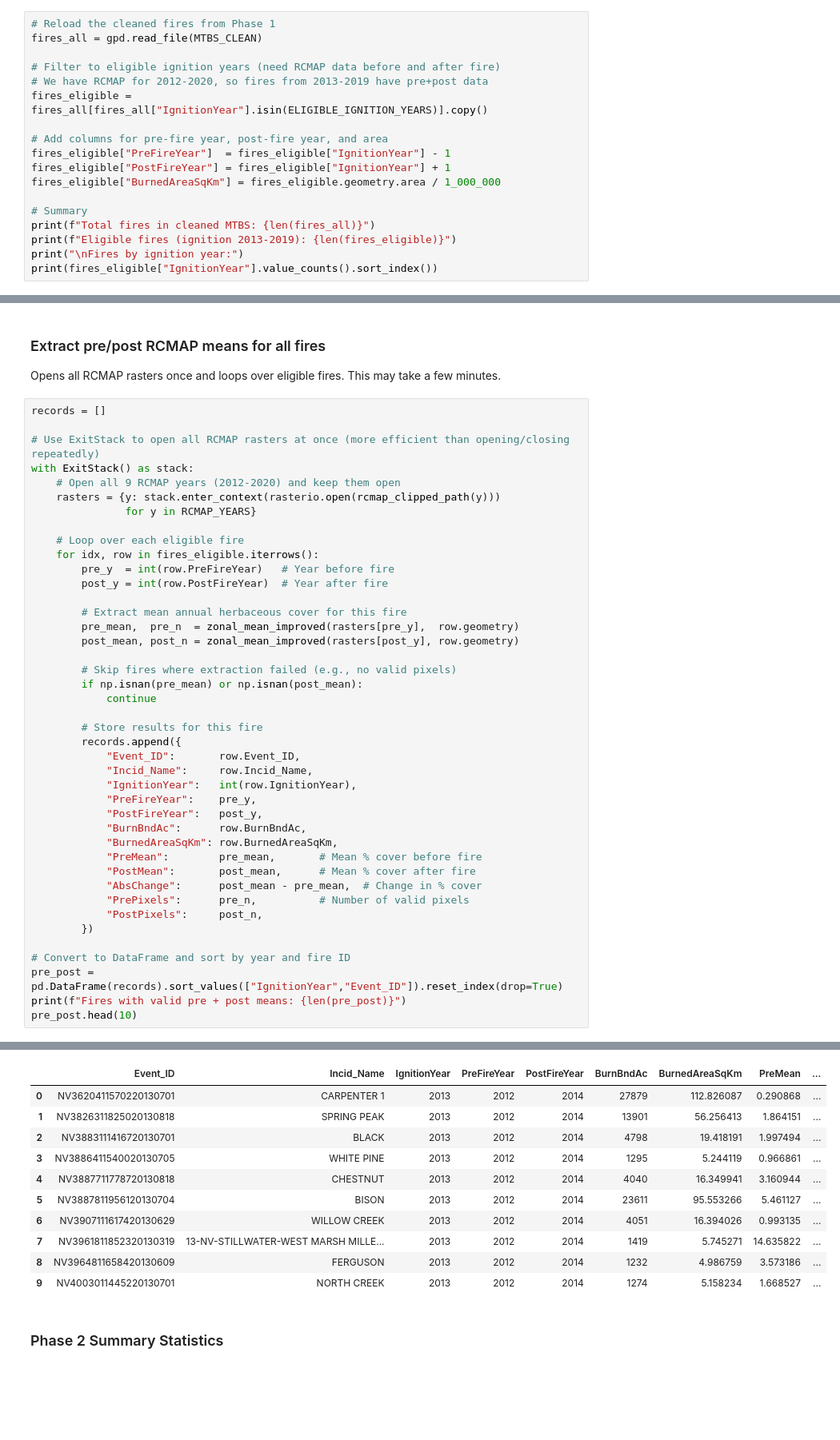
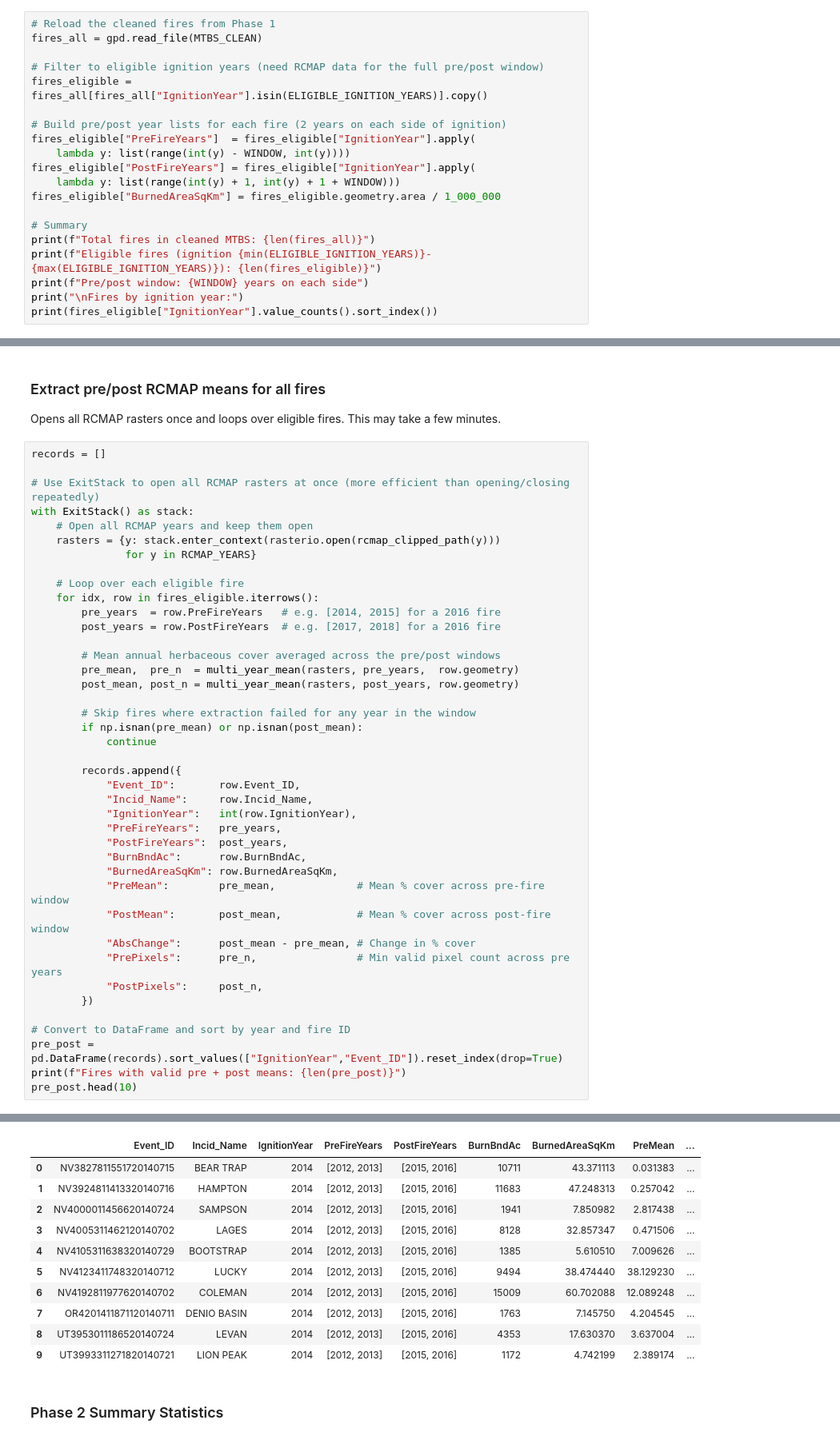
Before and after one commit to RichardOwusu-Ansah/great-basin-fire-Biogeography---Spring26-, a Jupyter notebook: great_basin_work.ipynb, the cells around one changed output, grey strips where cells are left out. Shown at 80% size. Drawn from its saved outputs; the diff is of its cells as text; blank space fills up the shorter version.

```diff
--- a/great_basin_work.ipynb
+++ b/great_basin_work.ipynb
@@ -254,18 +310,20 @@ def zonal_mean_improved(src, geom):
 # Reload the cleaned fires from Phase 1
 fires_all = gpd.read_file(MTBS_CLEAN)
 
-# Filter to eligible ignition years (need RCMAP data before and after fire)
-# We have RCMAP for 2012-2020, so fires from 2013-2019 have pre+post data
+# Filter to eligible ignition years (need RCMAP data for the full pre/post window)
 fires_eligible = fires_all[fires_all["IgnitionYear"].isin(ELIGIBLE_IGNITION_YEARS)].copy()
 
-# Add columns for pre-fire year, post-fire year, and area
-fires_eligible["PreFireYear"]  = fires_eligible["IgnitionYear"] - 1
-fires_eligible["PostFireYear"] = fires_eligible["IgnitionYear"] + 1
+# Build pre/post year lists for each fire (2 years on each side of ignition)
+fires_eligible["PreFireYears"]  = fires_eligible["IgnitionYear"].apply(
+    lambda y: list(range(int(y) - WINDOW, int(y))))
+fires_eligible["PostFireYears"] = fires_eligible["IgnitionYear"].apply(
+    lambda y: list(range(int(y) + 1, int(y) + 1 + WINDOW)))
 fires_eligible["BurnedAreaSqKm"] = fires_eligible.geometry.area / 1_000_000
 
 # Summary
 print(f"Total fires in cleaned MTBS: {len(fires_all)}")
-print(f"Eligible fires (ignition 2013-2019): {len(fires_eligible)}")
+print(f"Eligible fires (ignition {min(ELIGIBLE_IGNITION_YEARS)}-{max(ELIGIBLE_IGNITION_YEARS)}): {len(fires_eligible)}")
+print(f"Pre/post window: {WINDOW} years on each side")
 print("\nFires by ignition year:")
 print(fires_eligible["IgnitionYear"].value_counts().sort_index())
 # %% [output]
@@ -291,36 +348,35 @@ records = []
 
 # Use ExitStack to open all RCMAP rasters at once (more efficient than opening/closing repeatedly)
 with ExitStack() as stack:
-    # Open all 9 RCMAP years (2012-2020) and keep them open
+    # Open all RCMAP years and keep them open
     rasters = {y: stack.enter_context(rasterio.open(rcmap_clipped_path(y)))
                for y in RCMAP_YEARS}
 
     # Loop over each eligible fire
     for idx, row in fires_eligible.iterrows():
-        pre_y  = int(row.PreFireYear)   # Year before fire
-        post_y = int(row.PostFireYear)  # Year after fire
+        pre_years  = row.PreFireYears   # e.g. [2014, 2015] for a 2016 fire
+        post_years = row.PostFireYears  # e.g. [2017, 2018] for a 2016 fire
 
-        # Extract mean annual herbaceous cover for this fire
-        pre_mean,  pre_n  = zonal_mean_improved(rasters[pre_y],  row.geometry)
-        post_mean, post_n = zonal_mean_improved(rasters[post_y], row.geometry)
+        # Mean annual herbaceous cover averaged across the pre/post windows
+        pre_mean,  pre_n  = multi_year_mean(rasters, pre_years,  row.geometry)
+        post_mean, post_n = multi_year_mean(rasters, post_years, row.geometry)
 
-        # Skip fires where extraction failed (e.g., no valid pixels)
+        # Skip fires where extraction failed for any year in the window
         if np.isnan(pre_mean) or np.isnan(post_mean):
             continue
 
-        # Store results for this fire
         records.append({
             "Event_ID":       row.Event_ID,
             "Incid_Name":     row.Incid_Name,
             "IgnitionYear":   int(row.IgnitionYear),
-            "PreFireYear":    pre_y,
-            "PostFireYear":   post_y,
+            "PreFireYears":   pre_years,
+            "PostFireYears":  post_years,
             "BurnBndAc":      row.BurnBndAc,
             "BurnedAreaSqKm": row.BurnedAreaSqKm,
-            "PreMean":        pre_mean,       # Mean % cover before fire
-            "PostMean":       post_mean,      # Mean % cover after fire
-            "AbsChange":      post_mean - pre_mean,  # Change in % cover
-            "PrePixels":      pre_n,          # Number of valid pixels
+            "PreMean":        pre_mean,             # Mean % cover across pre-fire window
+            "PostMean":       post_mean,            # Mean % cover across post-fire window
+            "AbsChange":      post_mean - pre_mean, # Change in % cover
+            "PrePixels":      pre_n,                # Min valid pixel count across pre years
             "PostPixels":     post_n,
         })
 
@@ -333,14 +389,14 @@ Fires with valid pre + post means: 266
-|  | Event_ID | Incid_Name | IgnitionYear | PreFireYear | PostFireYear | BurnBndAc | BurnedAreaSqKm | PreMean | ... |
-| 0 | NV3620411570220130701 | CARPENTER 1 | 2013 | 2012 | 2014 | 27879 | 112.826087 | 0.290868 | ... |
-| 1 | NV3826311825020130818 | SPRING PEAK | 2013 | 2012 | 2014 | 13901 | 56.256413 | 1.864151 | ... |
-| 2 | NV3883111416720130701 | BLACK | 2013 | 2012 | 2014 | 4798 | 19.418191 | 1.997494 | ... |
-| 3 | NV3886411540020130705 | WHITE PINE | 2013 | 2012 | 2014 | 1295 | 5.244119 | 0.966861 | ... |
-| 4 | NV3887711778720130818 | CHESTNUT | 2013 | 2012 | 2014 | 4040 | 16.349941 | 3.160944 | ... |
-| 5 | NV3887811956120130704 | BISON | 2013 | 2012 | 2014 | 23611 | 95.553266 | 5.461127 | ... |
-| 6 | NV3907111617420130629 | WILLOW CREEK | 2013 | 2012 | 2014 | 4051 | 16.394026 | 0.993135 | ... |
-| 7 | NV3961811852320130319 | 13-NV-STILLWATER-WEST MARSH MILLE... | 2013 | 2012 | 2014 | 1419 | 5.745271 | 14.635822 | ... |
-| 8 | NV3964811658420130609 | FERGUSON | 2013 | 2012 | 2014 | 1232 | 4.986759 | 3.573186 | ... |
-| 9 | NV4003011445220130701 | NORTH CREEK | 2013 | 2012 | 2014 | 1274 | 5.158234 | 1.668527 | ... |
+|  | Event_ID | Incid_Name | IgnitionYear | PreFireYears | PostFireYears | BurnBndAc | BurnedAreaSqKm | PreMean | ... |
+| 0 | NV3827811551720140715 | BEAR TRAP | 2014 | [2012, 2013] | [2015, 2016] | 10711 | 43.371113 | 0.031383 | ... |
+| 1 | NV3924811413320140716 | HAMPTON | 2014 | [2012, 2013] | [2015, 2016] | 11683 | 47.248313 | 0.257042 | ... |
+| 2 | NV4000011456620140724 | SAMPSON | 2014 | [2012, 2013] | [2015, 2016] | 1941 | 7.850982 | 2.817438 | ... |
+| 3 | NV4005311462120140702 | LAGES | 2014 | [2012, 2013] | [2015, 2016] | 8128 | 32.857347 | 0.471506 | ... |
+| 4 | NV4105311638320140729 | BOOTSTRAP | 2014 | [2012, 2013] | [2015, 2016] | 1385 | 5.610510 | 7.009626 | ... |
+| 5 | NV4123411748320140712 | LUCKY | 2014 | [2012, 2013] | [2015, 2016] | 9494 | 38.474440 | 38.129230 | ... |
+| 6 | NV4192811977620140702 | COLEMAN | 2014 | [2012, 2013] | [2015, 2016] | 15009 | 60.702088 | 12.089248 | ... |
+| 7 | OR4201411871120140711 | DENIO BASIN | 2014 | [2012, 2013] | [2015, 2016] | 1763 | 7.145750 | 4.204545 | ... |
+| 8 | UT3953011186520140724 | LEVAN | 2014 | [2012, 2013] | [2015, 2016] | 4353 | 17.630370 | 3.637004 | ... |
+| 9 | UT3993311271820140721 | LION PEAK | 2014 | [2012, 2013] | [2015, 2016] | 1172 | 4.742199 | 2.389174 | ... |
 # %% [markdown]
 ### Phase 2 Summary Statistics
 # %%
```
Also changed, not shown: parts of 43 cells of this notebook, 20 other files.
